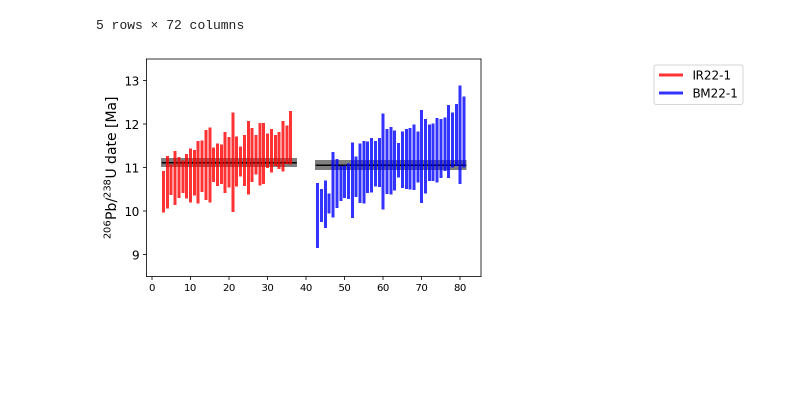
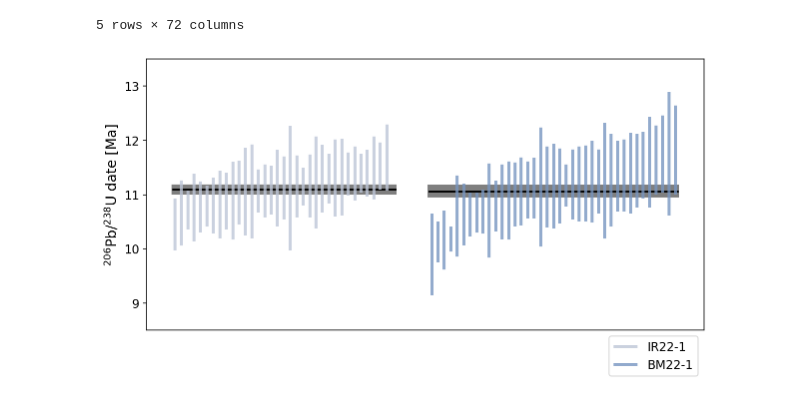
Before and after one commit to Swanson-Hysell-Group/Northbrae_Volcanics, a Jupyter notebook: code/date_bar_plots.ipynb, the cells around one changed output. Saved outputs shown, nothing was run; the diff lists cells and outputs as text; code cells hidden in the pictures; blank space fills up the shorter version.

Commit message:
make new sample level date bar plots

```diff
--- a/code/date_bar_plots.ipynb
+++ b/code/date_bar_plots.ipynb
@@ -79,11 +79,11 @@ Quien_Sabe_K_Ar_2sigma_89Sg_15 = 0.3*2
 Quien_Sabe_K_Ar_2sigma_88Sg_12 = 0.15*2
 # %%
 #date developed on zircon U-Pb (Henschel et al., 202#)
-Burdell_Mountain_weighted_mean_date = 11.06
-Burdell_Mountain_weighted_mean_2sigma = 0.10
+Burdell_Mountain_weighted_mean_date = 11.065
+Burdell_Mountain_weighted_mean_2sigma = 0.102
 
-Indian_Rock_weighted_mean_date = 11.118
-Indian_Rock_weighted_mean_2sigma = 0.089
+Indian_Rock_weighted_mean_date = 11.095
+Indian_Rock_weighted_mean_2sigma = 0.086
 # %%
 x_positions = [9]
 
@@ -458,7 +462,7 @@ def plot_dates(zircon_means, zircon_2sigmas, include, sample_means, sample_2sigm
     ax.set_ylabel('$^{206}$Pb/$^{238}$U date [Ma]',size=14)
     if legend:
         if bbox_to_anchor == None:
-            ax.legend(bbox_to_anchor=(1.8,1), fontsize=12)
+            ax.legend(bbox_to_anchor=(1,1), fontsize=12)
         else:
             ax.legend(bbox_to_anchor=bbox_to_anchor, fontsize=12)
     if ylim != None:
@@ -466,19 +470,21 @@ def plot_dates(zircon_means, zircon_2sigmas, include, sample_means, sample_2sigm
 
     return fig, ax
 # %%
-BM22_mean = dict(mean=11.06,
-                      two_sigma=0.10,
-                      color='blue',
+BM22_mean = dict(mean=11.065,
+                      two_sigma=0.102,
+                      color=(0.46988778, 0.58774195, 0.75682037),
                       label='BM22-1')
 
-IR22_mean = dict(mean=11.12,
-                      two_sigma=0.09,
-                      color='red',
+IR22_mean = dict(mean=11.095,
+                      two_sigma=0.086,
+                      color=(0.74094862, 0.77809393, 0.84474951),
                       label='IR22-1')
 # %%
-plot_dates([IR22_dates,BM22_dates],[IR22_2sigmas,BM22_2sigmas],[IR22_include, BM22_include],
-           [IR22_mean['mean'], BM22_mean['mean']],[IR22_mean['two_sigma'], BM22_mean['two_sigma']],[IR22_mean['color'], BM22_mean['color']],[IR22_mean['label'], BM22_mean['label']])
-plt.ylim(8.5,13.5)
+fig, ax = plot_dates([IR22_dates,BM22_dates],[IR22_2sigmas,BM22_2sigmas],[IR22_include, BM22_include],
+           [IR22_mean['mean'], BM22_mean['mean']],[IR22_mean['two_sigma'], BM22_mean['two_sigma']],[IR22_mean['color'], BM22_mean['color']],[IR22_mean['label'], BM22_mean['label']],
+           figsize=(10,5))
+ax.set_ylim(8.5,13.5)
+ax.set_xticks([])
 plt.show()
 # %% [output]
-[figure, old version]
+[figure, new version]
```
Also changed, not shown: parts of 3 cells of this notebook, 2 other files.
